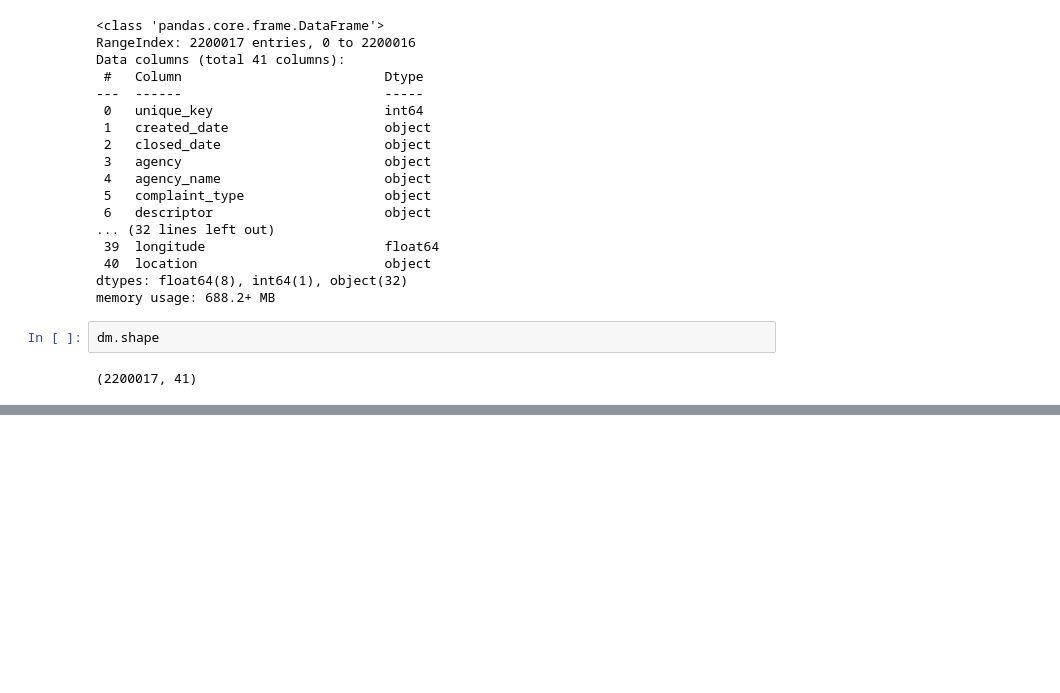
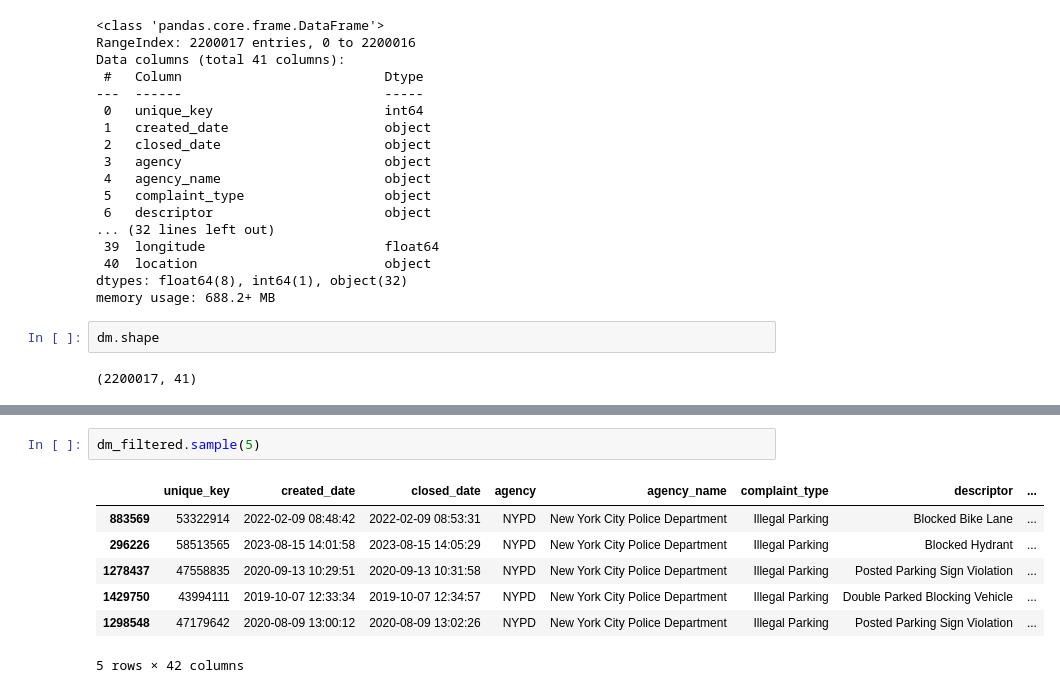
Before and after one commit to ssigman1/group4-nypd, a Jupyter notebook: Notebooks/group4_SavannahSigman.ipynb, the cells around one changed output, grey strips where cells are left out. Drawn from its saved outputs; the diff is of its cells as text; blank space fills up the shorter version.

```diff
--- a/Notebooks/group4_SavannahSigman.ipynb
+++ b/Notebooks/group4_SavannahSigman.ipynb
@@ -147,0 +143,10 @@ dm.sample(8)
+# %%
+dm_filtered.sample(5)
+# %% [output]
+|  | unique_key | created_date | closed_date | agency | agency_name | complaint_type | descriptor | ... |
+| 883569 | 53322914 | 2022-02-09 08:48:42 | 2022-02-09 08:53:31 | NYPD | New York City Police Department | Illegal Parking | Blocked Bike Lane | ... |
+| 296226 | 58513565 | 2023-08-15 14:01:58 | 2023-08-15 14:05:29 | NYPD | New York City Police Department | Illegal Parking | Blocked Hydrant | ... |
+| 1278437 | 47558835 | 2020-09-13 10:29:51 | 2020-09-13 10:31:58 | NYPD | New York City Police Department | Illegal Parking | Posted Parking Sign Violation | ... |
+| 1429750 | 43994111 | 2019-10-07 12:33:34 | 2019-10-07 12:34:57 | NYPD | New York City Police Department | Illegal Parking | Double Parked Blocking Vehicle | ... |
+| 1298548 | 47179642 | 2020-08-09 13:00:12 | 2020-08-09 13:02:26 | NYPD | New York City Police Department | Illegal Parking | Posted Parking Sign Violation | ... |
+5 rows × 42 columns
```
Also changed, not shown: parts of 11 cells of this notebook.
